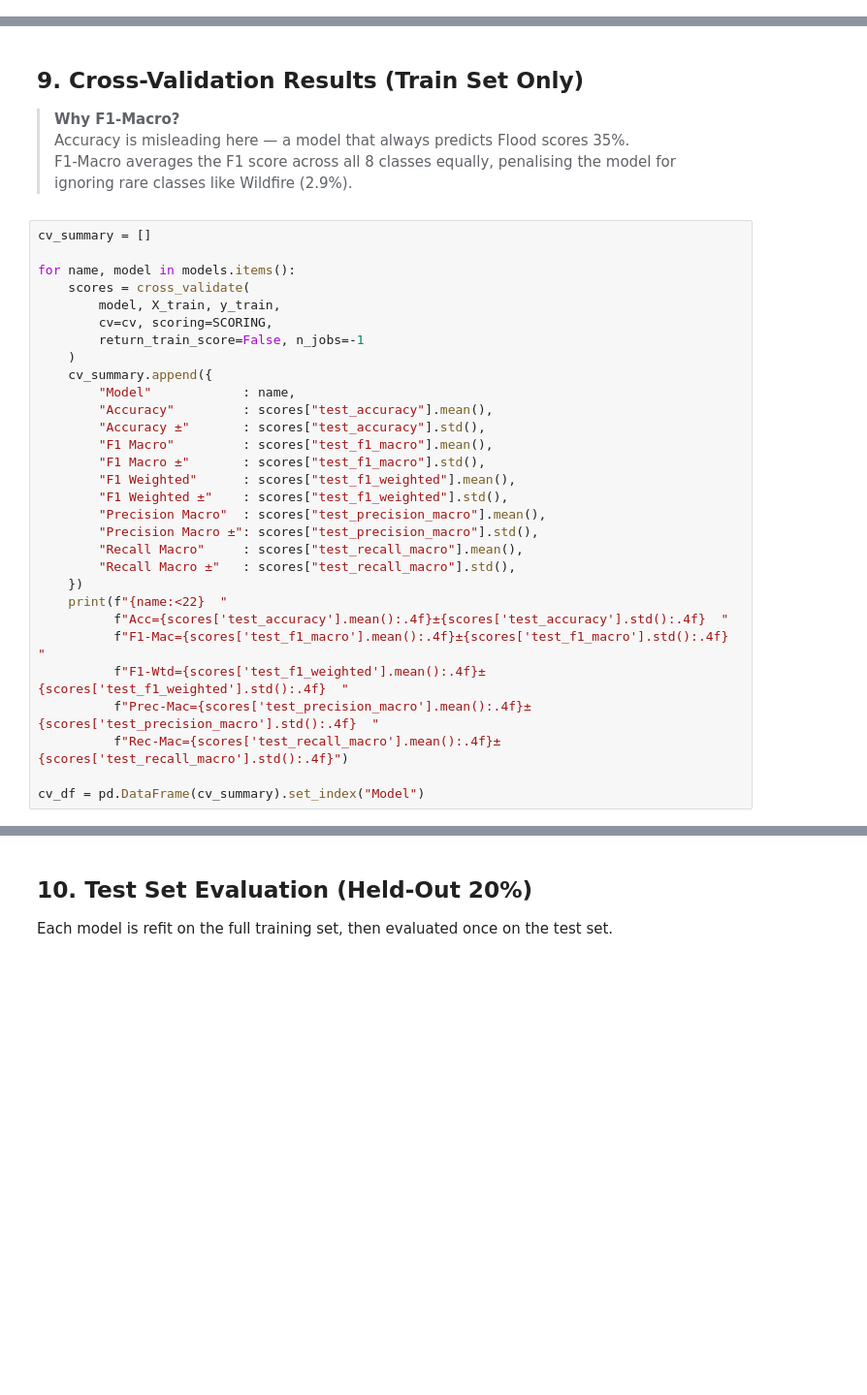
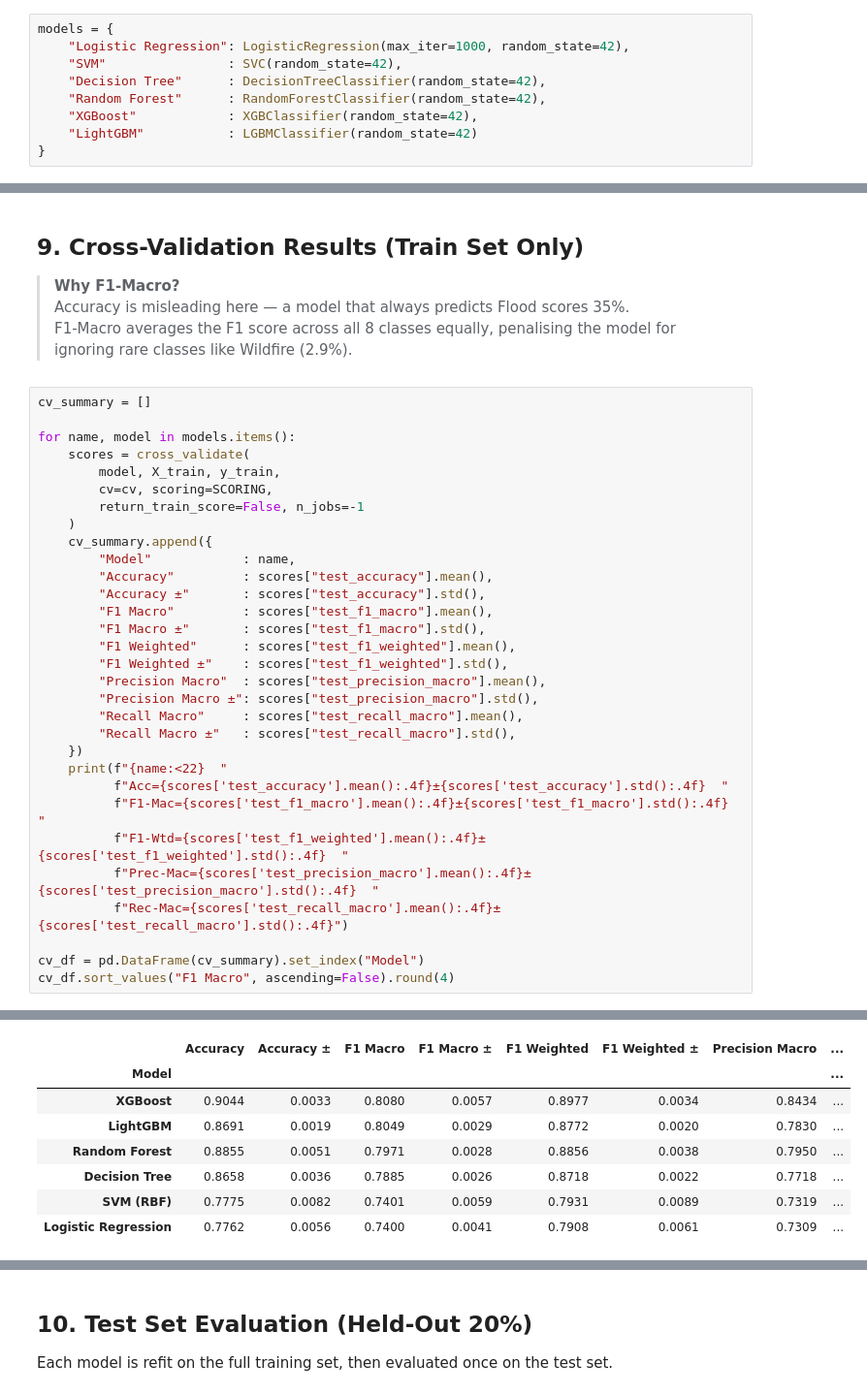
Before and after one commit to chaw-ai-tech/disaster-type-prediction, a Jupyter notebook: notebooks/03_baseline_model.ipynb, the cells around one changed output, grey strips where cells are left out. Shown at 97% size. Cells and saved outputs as stored; diff of their text form; blank space fills up the shorter version.

```diff
--- a/notebooks/03_baseline_model.ipynb
+++ b/notebooks/03_baseline_model.ipynb
@@ -158,0 +158,9 @@ All non-dummy models use `class_weight='balanced'` to handle the 12× imbalance.
+# %%
+models = {
+    "Logistic Regression": LogisticRegression(max_iter=1000, random_state=42),
+    "SVM"                : SVC(random_state=42),
+    "Decision Tree"      : DecisionTreeClassifier(random_state=42),
+    "Random Forest"      : RandomForestClassifier(random_state=42),
+    "XGBoost"            : XGBClassifier(random_state=42),
+    "LightGBM"           : LGBMClassifier(random_state=42)
+}
@@ -206,30 +293,39 @@ for name, model in models.items():
         return_train_score=False, n_jobs=-1
     )
     cv_summary.append({
         "Model"            : name,
         "Accuracy"         : scores["test_accuracy"].mean(),
         "Accuracy ±"       : scores["test_accuracy"].std(),
         "F1 Macro"         : scores["test_f1_macro"].mean(),
         "F1 Macro ±"       : scores["test_f1_macro"].std(),
         "F1 Weighted"      : scores["test_f1_weighted"].mean(),
         "F1 Weighted ±"    : scores["test_f1_weighted"].std(),
         "Precision Macro"  : scores["test_precision_macro"].mean(),
         "Precision Macro ±": scores["test_precision_macro"].std(),
         "Recall Macro"     : scores["test_recall_macro"].mean(),
         "Recall Macro ±"   : scores["test_recall_macro"].std(),
     })
     print(f"{name:<22}  "
           f"Acc={scores['test_accuracy'].mean():.4f}±{scores['test_accuracy'].std():.4f}  "
           f"F1-Mac={scores['test_f1_macro'].mean():.4f}±{scores['test_f1_macro'].std():.4f}  "
           f"F1-Wtd={scores['test_f1_weighted'].mean():.4f}±{scores['test_f1_weighted'].std():.4f}  "
           f"Prec-Mac={scores['test_precision_macro'].mean():.4f}±{scores['test_precision_macro'].std():.4f}  "
           f"Rec-Mac={scores['test_recall_macro'].mean():.4f}±{scores['test_recall_macro'].std():.4f}")
 
 cv_df = pd.DataFrame(cv_summary).set_index("Model")
+cv_df.sort_values("F1 Macro", ascending=False).round(4)
 # %% [output]
 Logistic Regression     Acc=0.7762±0.0056  F1-Mac=0.7400±0.0041  F1-Wtd=0.7908±0.0061  Prec-Mac=0.7309±0.0028  Rec-Mac=0.8365±0.0065
 Decision Tree           Acc=0.8658±0.0036  F1-Mac=0.7885±0.0026  F1-Wtd=0.8718±0.0022  Prec-Mac=0.7718±0.0033  Rec-Mac=0.8156±0.0033
 Random Forest           Acc=0.8855±0.0051  F1-Mac=0.7971±0.0028  F1-Wtd=0.8856±0.0038  Prec-Mac=0.7950±0.0059  Rec-Mac=0.8006±0.0064
 XGBoost                 Acc=0.9044±0.0033  F1-Mac=0.8080±0.0057  F1-Wtd=0.8977±0.0034  Prec-Mac=0.8434±0.0057  Rec-Mac=0.7864±0.0061
 LightGBM                Acc=0.8691±0.0019  F1-Mac=0.8049±0.0029  F1-Wtd=0.8772±0.0020  Prec-Mac=0.7830±0.0027  Rec-Mac=0.8447±0.0042
 SVM (RBF)               Acc=0.7775±0.0082  F1-Mac=0.7401±0.0059  F1-Wtd=0.7931±0.0089  Prec-Mac=0.7319±0.0040  Rec-Mac=0.8319±0.0040
+|  | Accuracy | Accuracy ± | F1 Macro | F1 Macro ± | F1 Weighted | F1 Weighted ± | Precision Macro | ... |
+| Model |  |  |  |  |  |  |  | ... |
+| XGBoost | 0.9044 | 0.0033 | 0.8080 | 0.0057 | 0.8977 | 0.0034 | 0.8434 | ... |
+| LightGBM | 0.8691 | 0.0019 | 0.8049 | 0.0029 | 0.8772 | 0.0020 | 0.7830 | ... |
+| Random Forest | 0.8855 | 0.0051 | 0.7971 | 0.0028 | 0.8856 | 0.0038 | 0.7950 | ... |
+| Decision Tree | 0.8658 | 0.0036 | 0.7885 | 0.0026 | 0.8718 | 0.0022 | 0.7718 | ... |
+| SVM (RBF) | 0.7775 | 0.0082 | 0.7401 | 0.0059 | 0.7931 | 0.0089 | 0.7319 | ... |
+| Logistic Regression | 0.7762 | 0.0056 | 0.7400 | 0.0041 | 0.7908 | 0.0061 | 0.7309 | ... |
```
Also changed, not shown: parts of 14 cells of this notebook, 13 other files.
